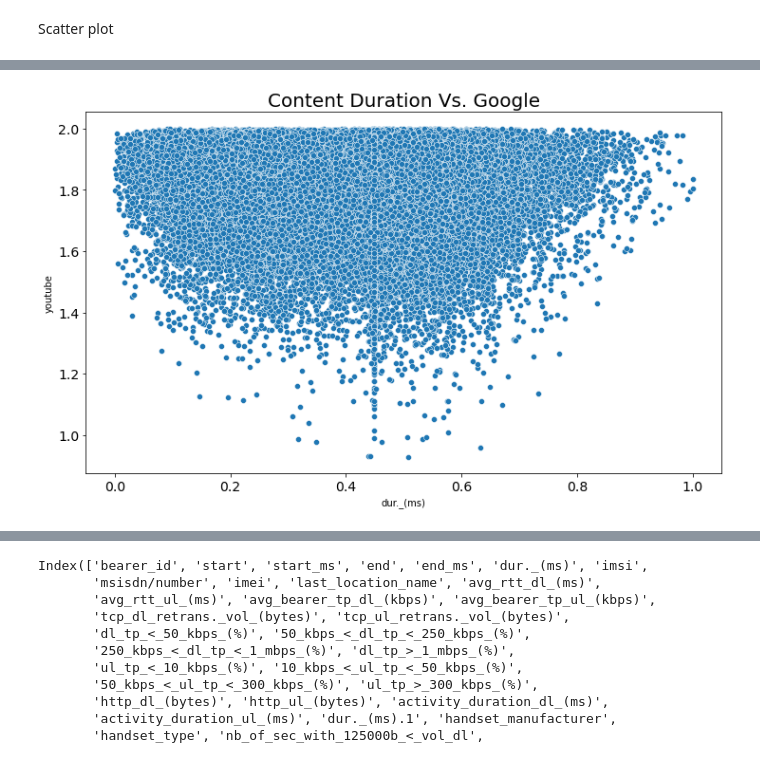
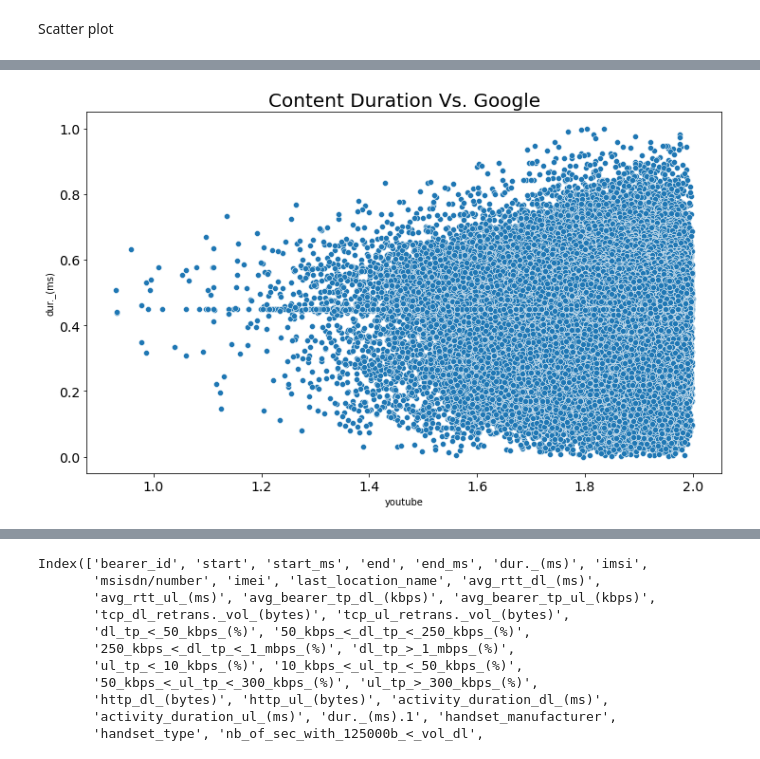
Before and after one commit to jedisam/Telecom-Data-Analysis, a Jupyter notebook: notebooks/userOverview.ipynb, the cells around one changed output, grey strips where cells are left out. Cells and saved outputs as stored; diff of their text form; code cells hidden in the pictures.

```diff
--- a/notebooks/userOverview.ipynb
+++ b/notebooks/userOverview.ipynb
@@ -834,5 +834,5 @@ pl.plot_scatter(df, df['dur._(ms)'], df['google'], 'Content Duration Vs. Google'
 # %%
 #  Scatter plot between total_data and youtube application
-pl.plot_scatter(df, df['dur._(ms)'], df['youtube'], 'Content Duration Vs. Google', None, None)
+pl.plot_scatter(df,  df['youtube'], df['dur._(ms)'], 'Content Duration Vs. Google', None, None)
 # %% [output]
-[figure, old version]
+[figure, new version]
```
Also changed, not shown: parts of 37 cells of this notebook, 4 other files.
